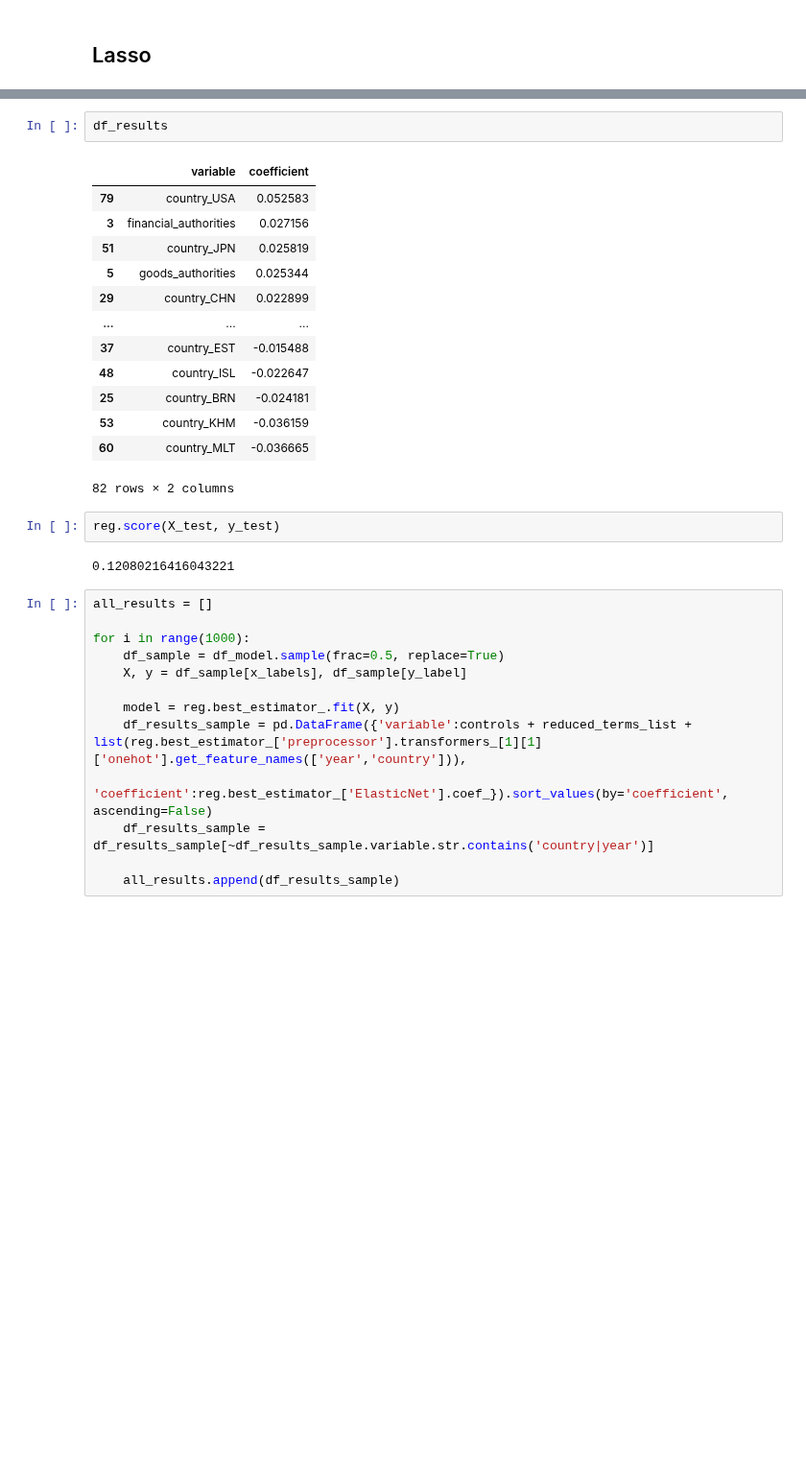
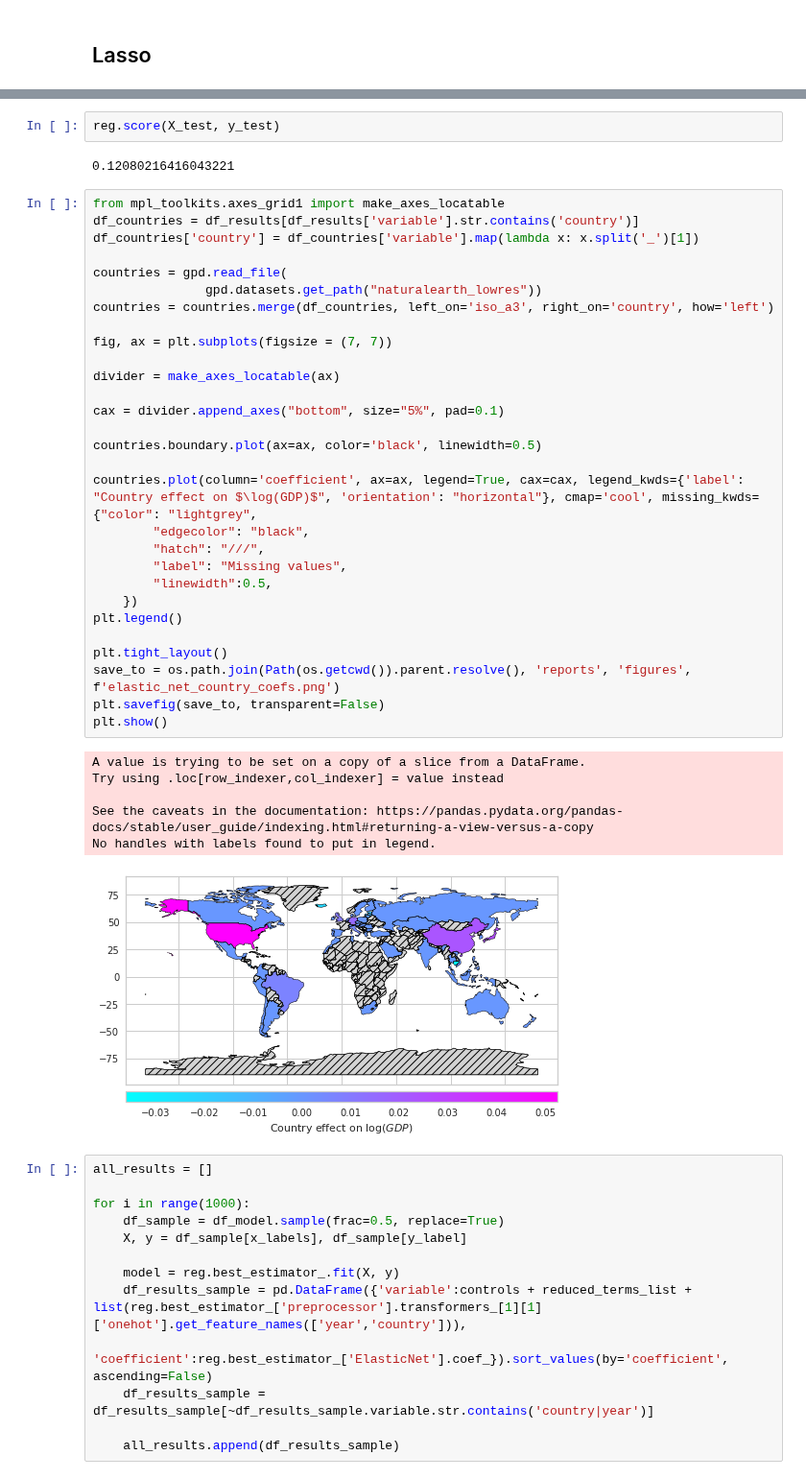
Before and after one commit to jaimeoliver1/social_capital_in_trade_networks, a Jupyter notebook: notebooks/01_02_non_linear_regression_models.ipynb, the cells around one changed output, grey strips where cells are left out. Shown at 96% size. Saved outputs shown, nothing was run; the diff lists cells and outputs as text; blank space fills up the shorter version.

Commit message:
Pushed from Domino: https://domino.clarity.ai/u/jaime_oliver/social_capital/runs/620c0b1d73df26796557eade

```diff
--- a/notebooks/01_02_non_linear_regression_models.ipynb
+++ b/notebooks/01_02_non_linear_regression_models.ipynb
@@ -109,23 +96,43 @@ Best estimator intercept = 10.688826041579603
-# %%
-df_results
-# %% [output]
-|  | variable | coefficient |
-| 79 | country_USA | 0.052583 |
-| 3 | financial_authorities | 0.027156 |
-| 51 | country_JPN | 0.025819 |
-| 5 | goods_authorities | 0.025344 |
-| 29 | country_CHN | 0.022899 |
-| ... | ... | ... |
-| 37 | country_EST | -0.015488 |
-| 48 | country_ISL | -0.022647 |
-| 25 | country_BRN | -0.024181 |
-| 53 | country_KHM | -0.036159 |
-| 60 | country_MLT | -0.036665 |
-82 rows × 2 columns
 # %%
 reg.score(X_test, y_test)
 # %% [output]
 0.12080216416043221
+# %%
+from mpl_toolkits.axes_grid1 import make_axes_locatable
+df_countries = df_results[df_results['variable'].str.contains('country')]
+df_countries['country'] = df_countries['variable'].map(lambda x: x.split('_')[1])
+
+countries = gpd.read_file(
+               gpd.datasets.get_path("naturalearth_lowres"))
+countries = countries.merge(df_countries, left_on='iso_a3', right_on='country', how='left')
+
+fig, ax = plt.subplots(figsize = (7, 7))
+
+divider = make_axes_locatable(ax)
+
+cax = divider.append_axes("bottom", size="5%", pad=0.1)
+
+countries.boundary.plot(ax=ax, color='black', linewidth=0.5)
+
+countries.plot(column='coefficient', ax=ax, legend=True, cax=cax, legend_kwds={'label': "Country effect on $\log(GDP)$", 'orientation': "horizontal"}, cmap='cool', missing_kwds={"color": "lightgrey",
+        "edgecolor": "black",
+        "hatch": "///",
+        "label": "Missing values",
+        "linewidth":0.5,
+    })
+plt.legend()
+
+plt.tight_layout()
+save_to = os.path.join(Path(os.getcwd()).parent.resolve(), 'reports', 'figures', f'elastic_net_country_coefs.png')
+plt.savefig(save_to, transparent=False)
+plt.show()
+# %% [output]
+A value is trying to be set on a copy of a slice from a DataFrame.
+Try using .loc[row_indexer,col_indexer] = value instead
+
+See the caveats in the documentation: https://pandas.pydata.org/pandas-docs/stable/user_guide/indexing.html#returning-a-view-versus-a-copy
+No handles with labels found to put in legend.
+[figure, added]
 # %%
 all_results = []
 
```
Also changed, not shown: parts of 10 cells of this notebook, 5 other files.
